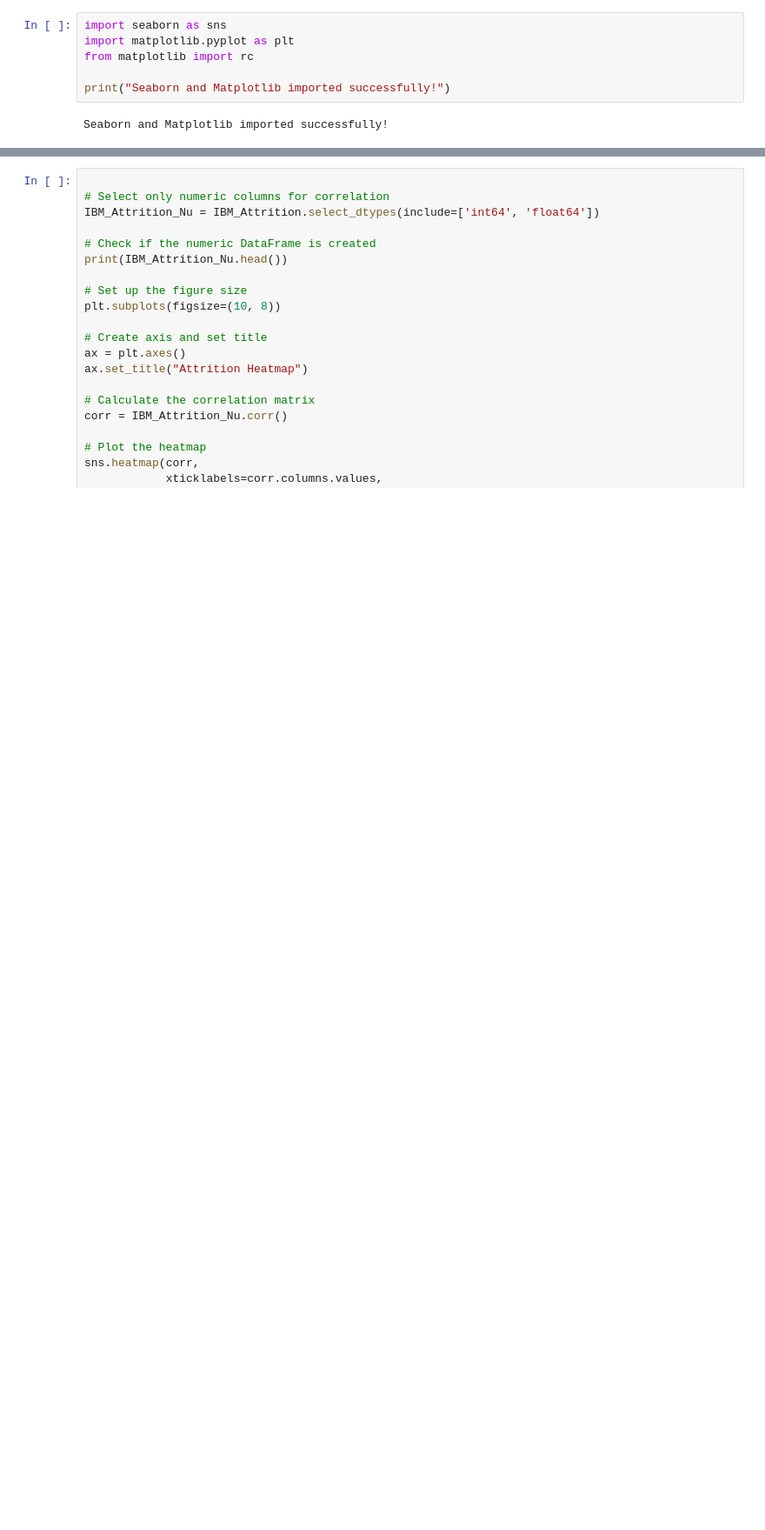
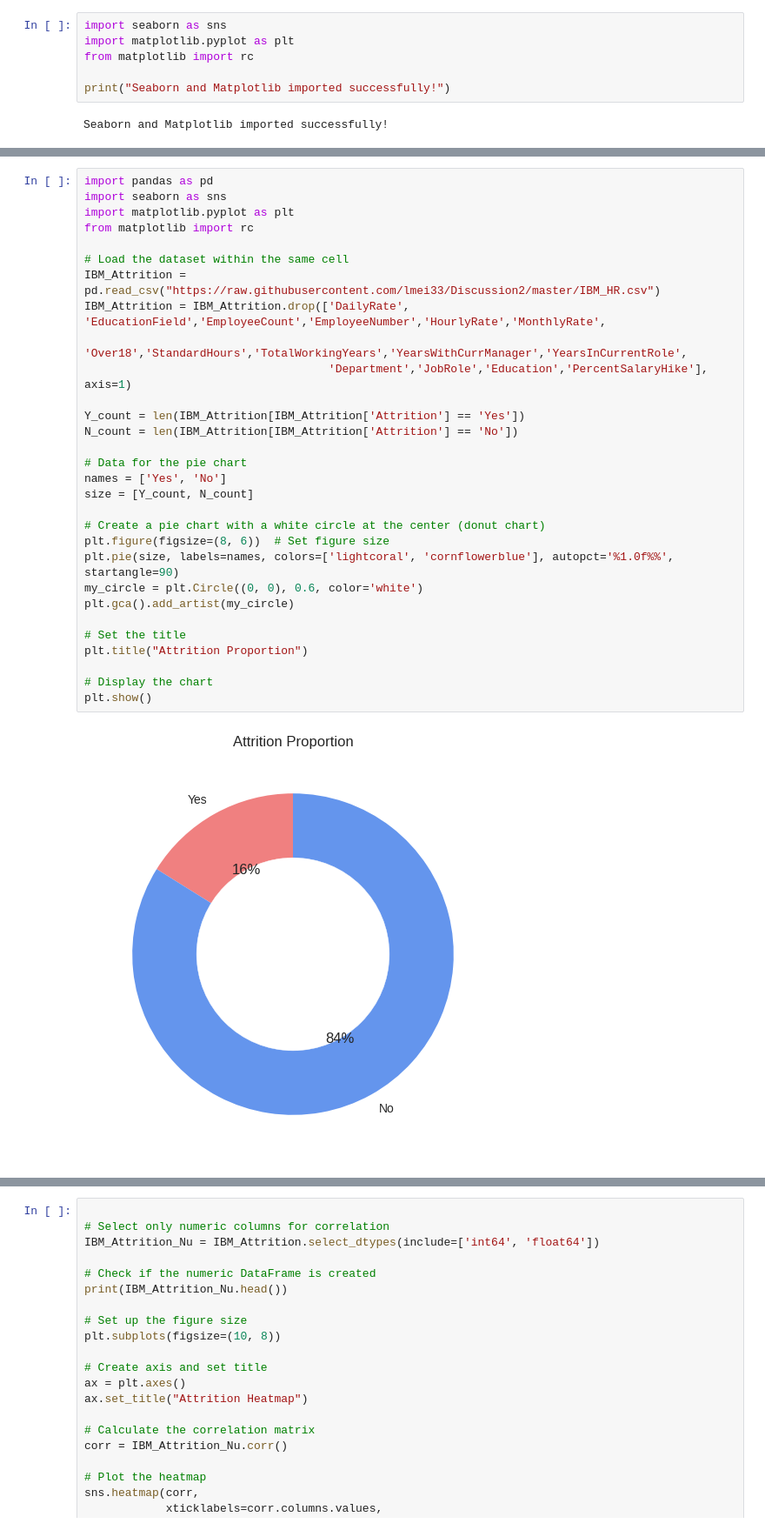
Before and after one commit to keerththansana/Attrition-Analysis, a Jupyter notebook: Attrition_Analysis.ipynb, the cells around one changed output, grey strips where cells are left out. Shown: that part at 87% size. Drawn from its saved outputs; the diff is of its cells as text; blank space fills up the shorter version.

```diff
--- a/Attrition_Analysis.ipynb
+++ b/Attrition_Analysis.ipynb
@@ -127,4 +156,36 @@ ax.set_title("Attrition Proportion")
 plt.show()
 # %% [output]
 [figure]
+# %%
+import pandas as pd
+import seaborn as sns
+import matplotlib.pyplot as plt
+from matplotlib import rc
+
+# Load the dataset within the same cell
+IBM_Attrition = pd.read_csv("https://raw.githubusercontent.com/lmei33/Discussion2/master/IBM_HR.csv")
+IBM_Attrition = IBM_Attrition.drop(['DailyRate', 'EducationField','EmployeeCount','EmployeeNumber','HourlyRate','MonthlyRate',
+                                    'Over18','StandardHours','TotalWorkingYears','YearsWithCurrManager','YearsInCurrentRole',
+                                    'Department','JobRole','Education','PercentSalaryHike'], axis=1)
+
+Y_count = len(IBM_Attrition[IBM_Attrition['Attrition'] == 'Yes'])
+N_count = len(IBM_Attrition[IBM_Attrition['Attrition'] == 'No'])
+
+# Data for the pie chart
+names = ['Yes', 'No']
+size = [Y_count, N_count]
+
+# Create a pie chart with a white circle at the center (donut chart)
+plt.figure(figsize=(8, 6))  # Set figure size
+plt.pie(size, labels=names, colors=['lightcoral', 'cornflowerblue'], autopct='%1.0f%%', startangle=90)
+my_circle = plt.Circle((0, 0), 0.6, color='white')
+plt.gca().add_artist(my_circle)
+
+# Set the title
+plt.title("Attrition Proportion")
+
+# Display the chart
+plt.show()
+# %% [output]
+[figure, added]
 # %% [markdown]
```
Also changed, not shown: parts of 19 cells of this notebook.
